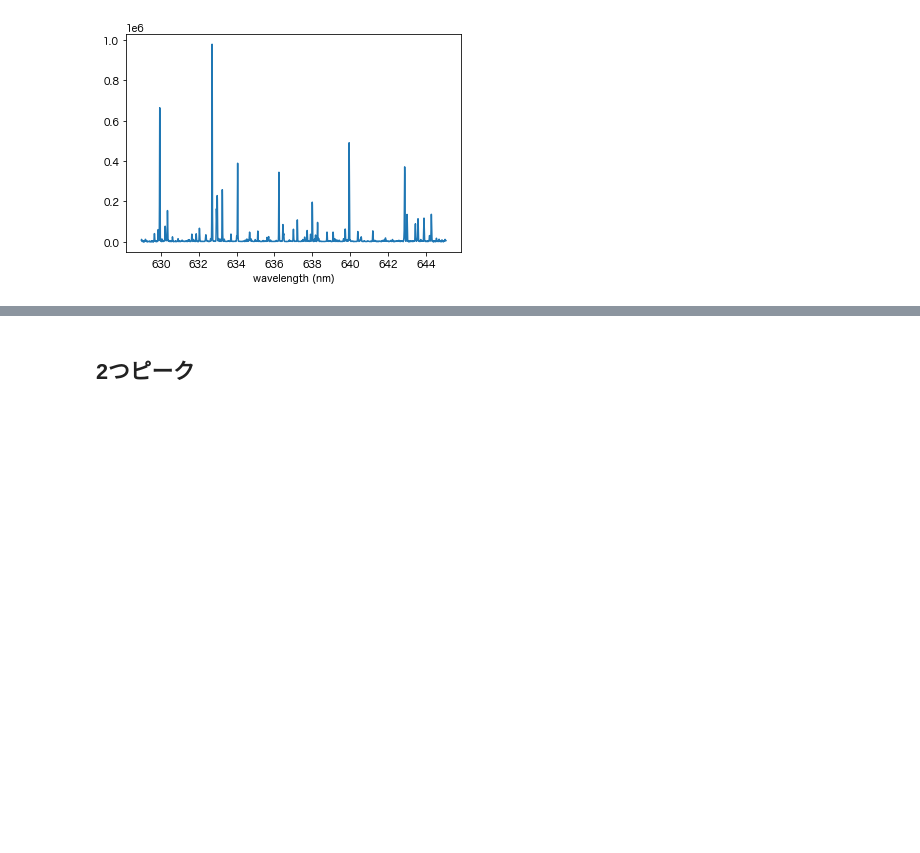
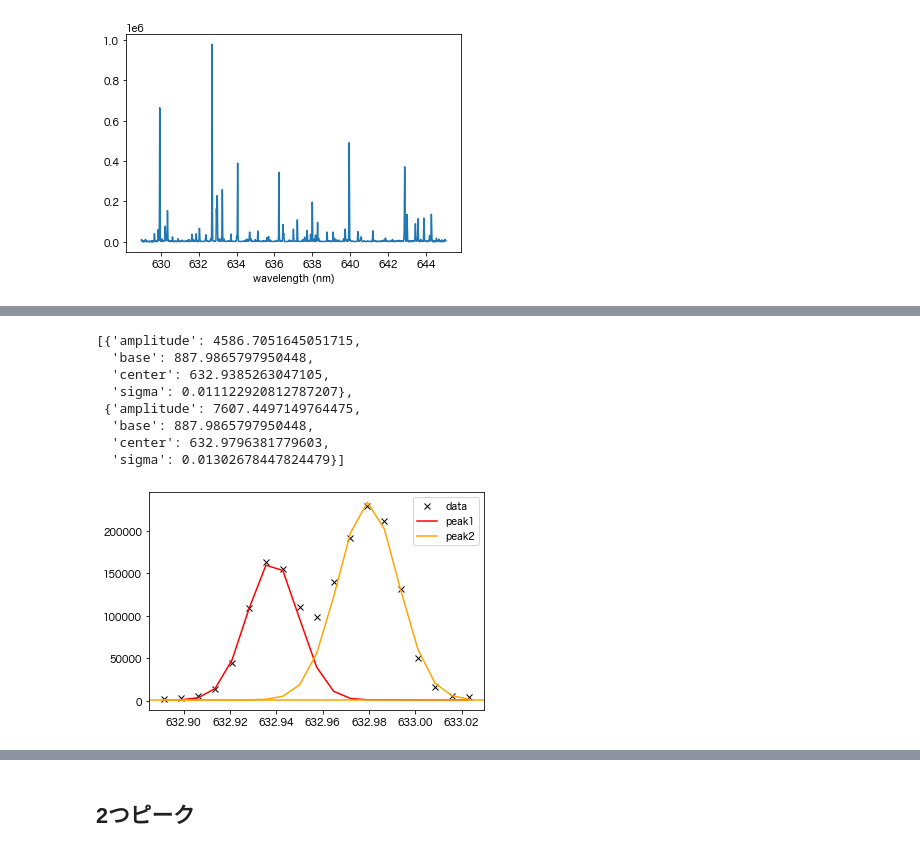
Before and after one commit to AtsushiNi/spectrumutils, a Jupyter notebook: sample/spectrum_fitting.ipynb, the cells around one changed output, grey strips where cells are left out. Cells and saved outputs as stored; diff of their text form; code cells hidden in the pictures; blank space fills up the shorter version.

```diff
--- a/sample/spectrum_fitting.ipynb
+++ b/sample/spectrum_fitting.ipynb
@@ -48 +29,14 @@ Text(0.5, 0, 'wavelength (nm)')
+# %%
+result = fit.fit(wavelength, spectrum, range=[632.88, 633.03])
+pprint.pprint(result)
+# %% [output]
+[{'amplitude': 4586.7051645051715,
+  'base': 887.9865797950448,
+  'center': 632.9385263047105,
+  'sigma': 0.011122920812787207},
+ {'amplitude': 7607.4497149764475,
+  'base': 887.9865797950448,
+  'center': 632.9796381779603,
+  'sigma': 0.01302678447824479}]
+[figure, added]
 # %% [markdown]
```
Also changed, not shown: parts of 10 cells of this notebook, 1 other file.
